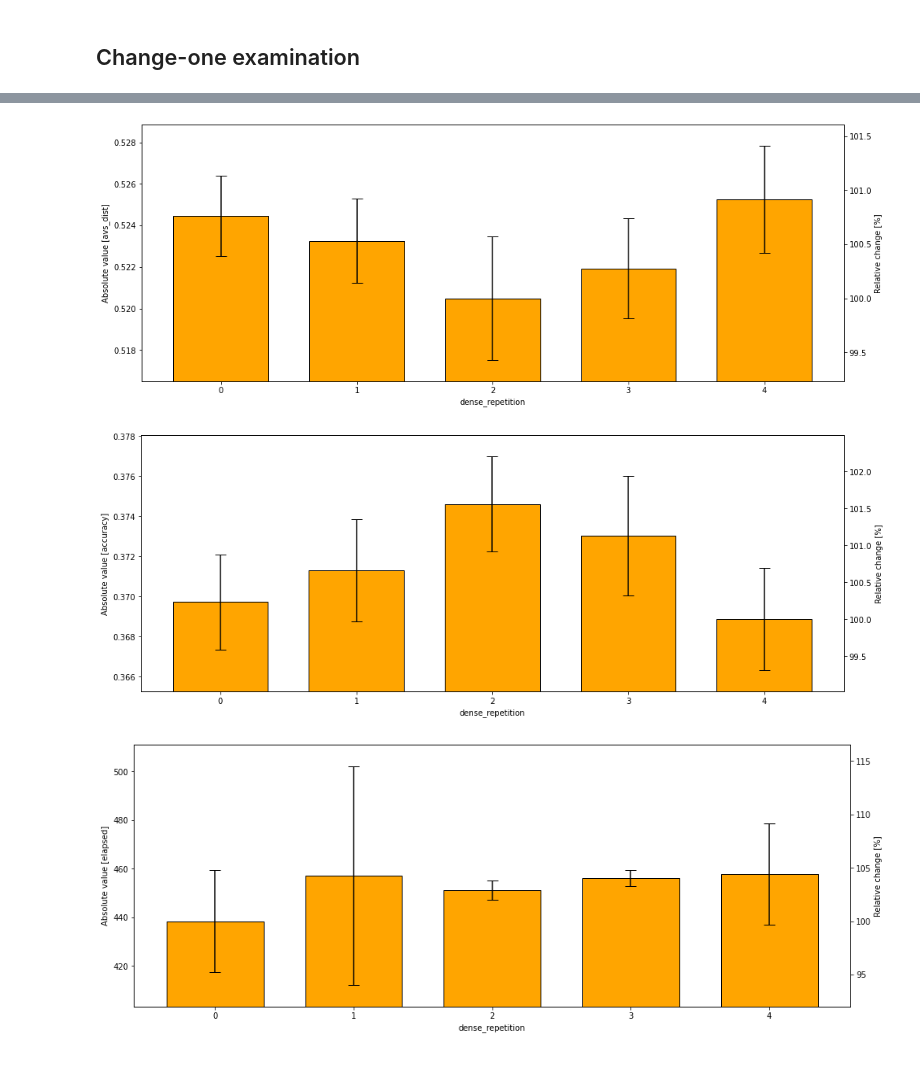
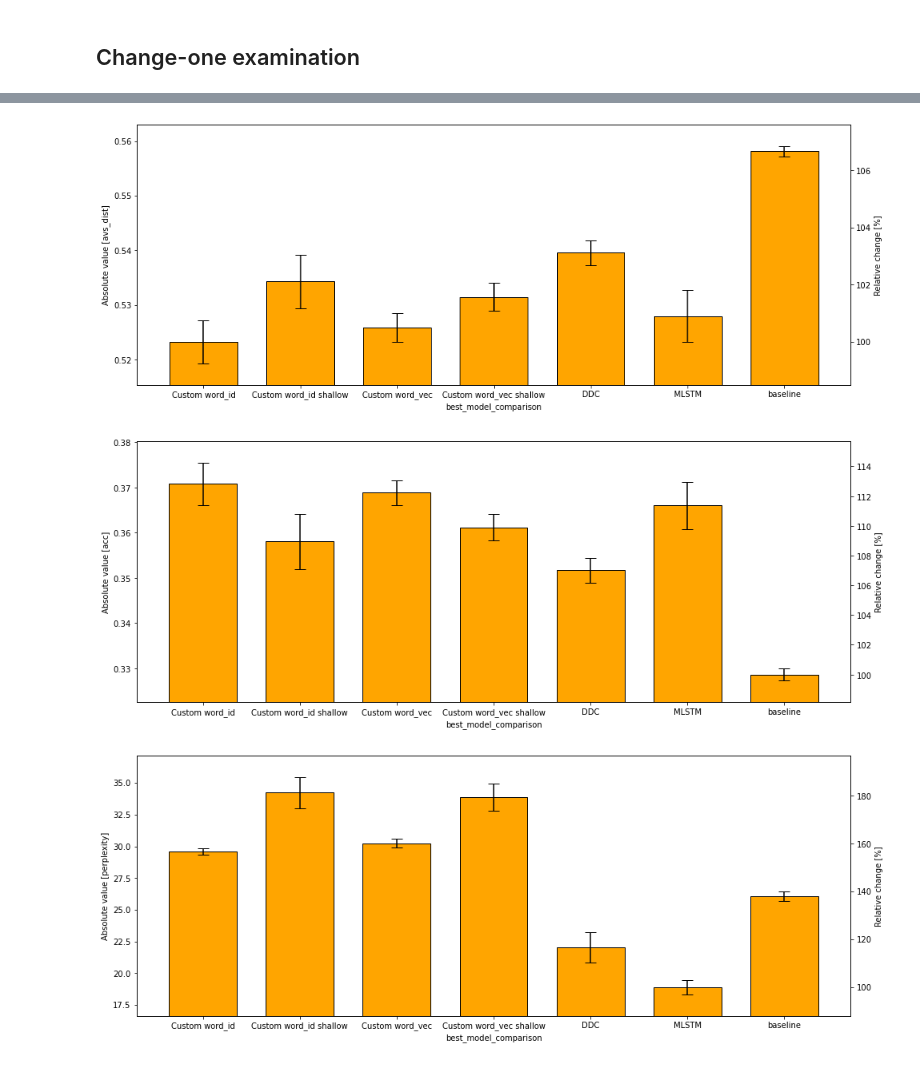
Before and after one commit to ronaldluc/DeepSaber, a Jupyter notebook: research/experiments/config_graphs.ipynb, the cells around one changed output, grey strips where cells are left out. Drawn from its saved outputs; the diff is of its cells as text; code cells hidden in the pictures.

Commit message:
feat(experiments): add best_model_comparison experiments, fix AVS model call

```diff
--- a/research/experiments/config_graphs.ipynb
+++ b/research/experiments/config_graphs.ipynb
@@ -5,6 +5,6 @@
 # %matplotlib notebook
 import pandas as pd
 import numpy as np
-df = pd.read_csv('../../data/experiments/x_groups.csv', index_col=0)
+df = pd.read_csv('../../data/experiments/best_model_comparison.csv', index_col=0)
 df.head()
 # %% [output]
@@ -59,34 +59,35 @@ def plot_col(df, col, ylabel='', name=''):
     ax.bar(x_pos, mean, width = barWidth, color = 'orange', edgecolor = 'black', yerr=yer, capsize=7, label=f'{col}')
 
     # General layout
     ax.set_xticks([x for x in range(len(mean))]) # , df.index
 #     ax.set_xticklabels([',\n'.join(str(x).split(',')) for x in df.index])
     ax.set_xticklabels([re.sub("['\[\]()]", '',
         re.sub(',', '\n', str(x))) for x in df.index])
     ax.set_xlabel(df.index.name)
     ax.set_ylabel(ylabel)
     ax.set_ylim(bot, top)
     ax.set_ylabel(f'Absolute value [{col}]')
     ax.set_title(name)
 
     ax2 = ax.twinx()
 
     ax2.set_ylabel('Relative change [%]')
 
     ax2.set_ylim(bot / mean.min() * 100, top / mean.min() * 100)
 
 #     fig.legend()
     fig.show()
 
 def plot_cols(df, cols, name=''):
 #     display(Markdown(f'## {df.index.name}'))
     groupped_df = df.groupby(df.index).apply(get_stats)
     for col in cols:
         if col in df.columns:
             plot_col(groupped_df, col, name=name)
 
-plot_cols(df, ['avs_dist', 'accuracy', 'elapsed'])
+
+plot_cols(df, ['avs_dist', 'accuracy', 'acc', 'perplexity', 'elapsed'])
 # %% [output]
-[figure, old version]
+[figure, new version]
-[figure, old version]
+[figure, new version]
-[figure, old version]
+[figure, new version]
```
Also changed, not shown: parts of 7 cells of this notebook, 8 other files.
